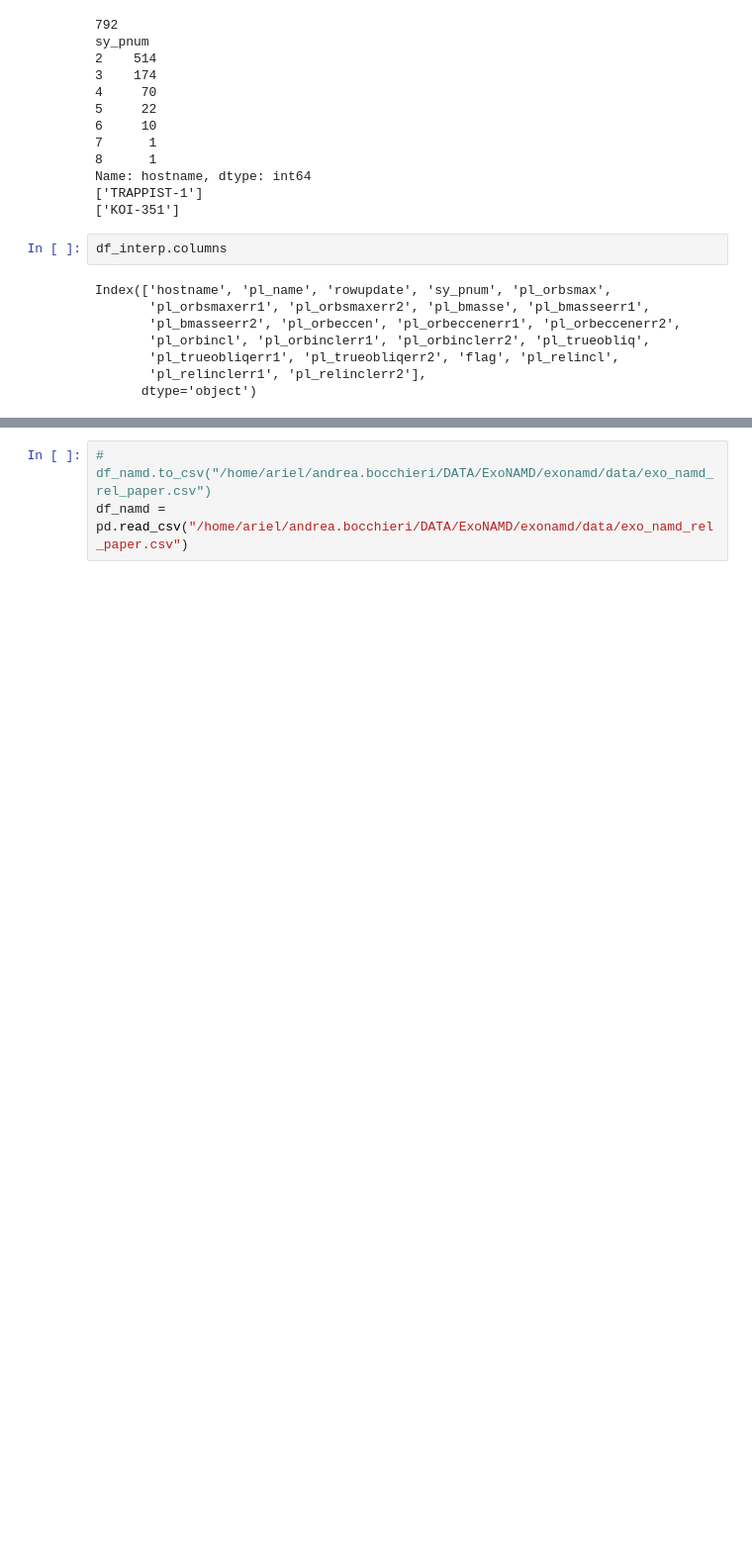
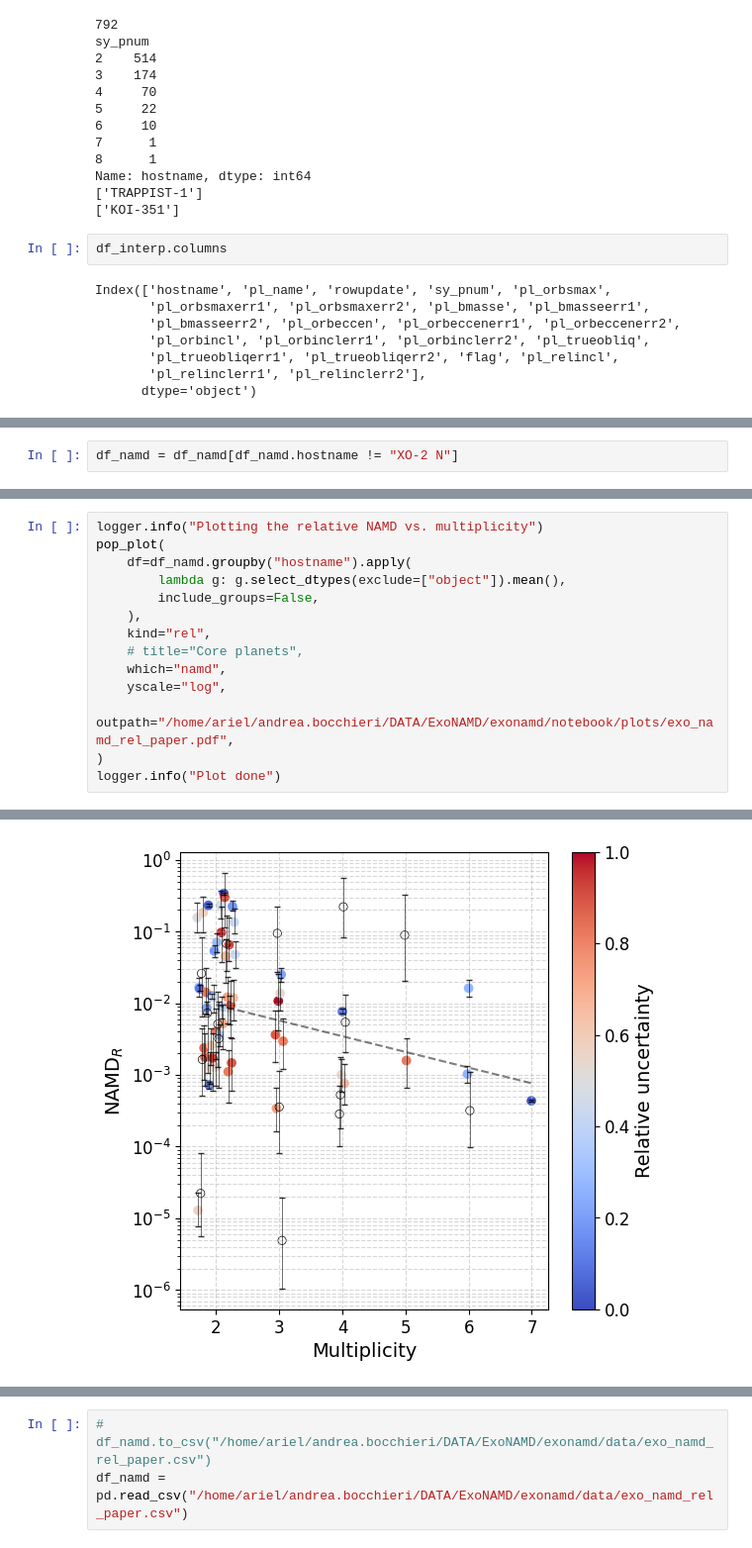
Before and after one commit to abocchieri/ExoNAMD, a Jupyter notebook: notebook/paper_fig1.ipynb, the cells around one changed output, grey strips where cells are left out. Shown at 99% size. Cells and saved outputs as stored; diff of their text form; blank space fills up the shorter version.

```diff
--- a/notebook/paper_fig1.ipynb
+++ b/notebook/paper_fig1.ipynb
@@ -106,0 +108,2 @@ Name: hostname, dtype: int64
+# %%
+df_namd = df_namd[df_namd.hostname != "XO-2 N"]
@@ -106,0 +121,15 @@ Name: hostname, dtype: int64
+# %%
+logger.info("Plotting the relative NAMD vs. multiplicity")
+pop_plot(
+    df=df_namd.groupby("hostname").apply(
+        lambda g: g.select_dtypes(exclude=["object"]).mean(),
+        include_groups=False,
+    ),
+    kind="rel",
+    # title="Core planets",
+    which="namd",
+    yscale="log",
+    outpath="/home/ariel/andrea.bocchieri/DATA/ExoNAMD/exonamd/notebook/plots/exo_namd_rel_paper.pdf",
+)
+logger.info("Plot done")
+# %% [output]
@@ -106,0 +137 @@ Name: hostname, dtype: int64
+[figure, added]
```
Also changed, not shown: parts of 7 cells of this notebook, 5 other files.
